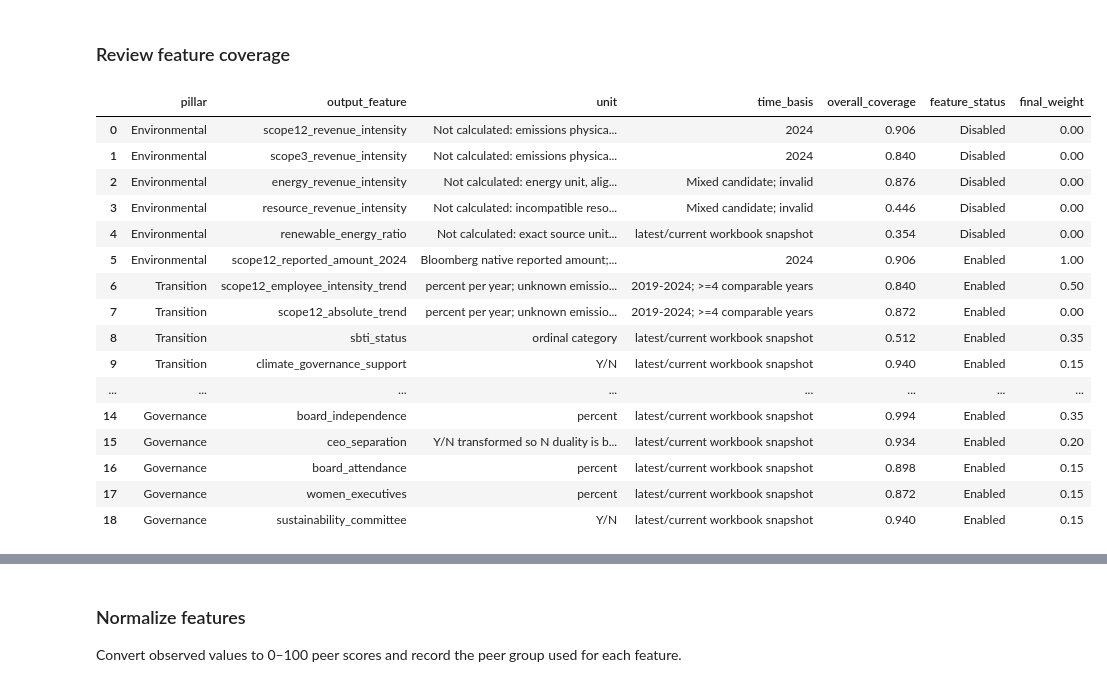
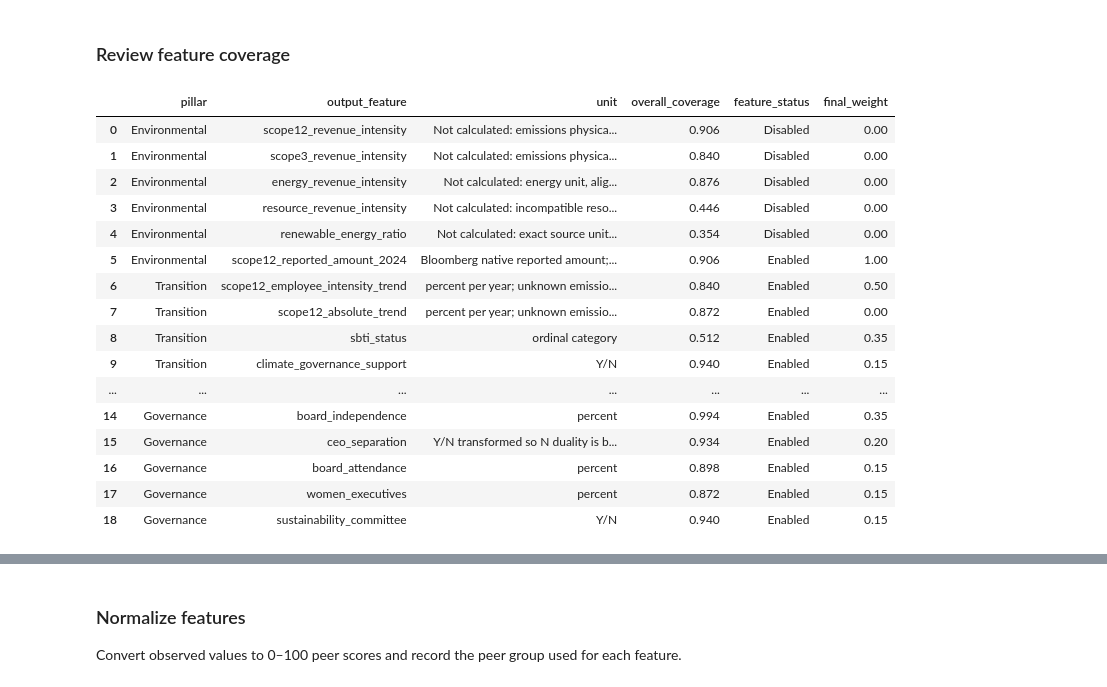
Before and after one commit to Axelio-Alison/ETHack2026, a Jupyter notebook: notebooks/structured_esg_score.ipynb, the cells around one changed output, grey strips where cells are left out. Saved outputs shown, nothing was run; the diff lists cells and outputs as text; code cells hidden in the pictures.

Commit message:
Simplify structured ESG notebook checks and comments

```diff
--- a/notebooks/structured_esg_score.ipynb
+++ b/notebooks/structured_esg_score.ipynb
@@ -361,14 +351,20 @@ assert len(security_map) == 503 and security_map["normalized_ticker"].is_unique
 # %%
-# Collapse share classes only after checking that their non-identity values agree.
 def map_and_collapse(frame, sheet_name):
+    """Map securities to companies and retain one verified row per company."""
     working = frame.copy()
     working["normalized_ticker"] = working["ID"].map(normalize_ticker)
     working = working.merge(security_map, on="normalized_ticker", how="left", validate="one_to_one")
-    assert working["company_id"].notna().all(), working.loc[working["company_id"].isna(), "ID"].tolist()
-    assert working["company_id"].nunique() == 500
 
-    identity_columns = {"ID", "name()", "id_isin()", "gics_sector_name()", "normalized_ticker", "company_id", "primary_ticker"}
-    value_columns = [c for c in working.columns if c not in identity_columns]
+    if working["company_id"].isna().any():
+        missing_ids = working.loc[working["company_id"].isna(), "ID"].tolist()
+        raise ValueError(f"Unmapped securities in {sheet_name}: {missing_ids}")
+
+    # Duplicate share classes must agree before one row is retained.
+    identity_columns = {
+        "ID", "name()", "id_isin()", "gics_sector_name()", "normalized_ticker",
+        "company_id", "primary_ticker",
+    }
+    value_columns = [column for column in working.columns if column not in identity_columns]
     conflicts = []
     for company_id, group in working.groupby("company_id", sort=False):
         if len(group) <= 1:
@@ -383,7 +379,10 @@ def map_and_collapse(frame, sheet_name):
                     "security_values": {row.ID: getattr(row, column) for row in group.itertuples(index=False)},
                 })
 
-    working["is_primary_security"] = working["normalized_ticker"].eq(working["primary_ticker"].map(normalize_ticker))
+    # Prefer the panel's primary share class after the agreement check.
+    working["is_primary_security"] = working["normalized_ticker"].eq(
+        working["primary_ticker"].map(normalize_ticker)
+    )
     collapsed = (
         working.sort_values(["company_id", "is_primary_security"], ascending=[True, False])
         .drop_duplicates("company_id", keep="first")
@@ -503,18 +495,23 @@ for column in sorted(set(numeric_fields).intersection(inputs.columns)):
     inputs[column] = pd.to_numeric(inputs[column], errors="coerce")
 # %%
 def sum_if_complete(left, right):
+    """Add two reported values only when both are available."""
     return left + right if pd.notna(left) and pd.notna(right) else np.nan
 
+
 inputs["scope12_reported_amount_2024"] = [
-    sum_if_complete(s1, s2) for s1, s2 in zip(inputs["GHG_SCOPE_1_2024"], inputs["GHG_SCOPE_2_2024"])
+    sum_if_complete(scope1, scope2)
+    for scope1, scope2 in zip(inputs["GHG_SCOPE_1_2024"], inputs["GHG_SCOPE_2_2024"])
 ]
 
+
 def annualized_log_trend(years, values, min_observations=4):
+    """Estimate annual percentage change from positive, comparable observations."""
     pairs = [(year, value) for year, value in zip(years, values) if pd.notna(value) and float(value) > 0]
     if len(pairs) < min_observations:
         return np.nan, len(pairs)
-    x = np.array([p[0] for p in pairs], dtype=float)
-    y = np.log(np.array([p[1] for p in pairs], dtype=float))
+    x = np.array([year for year, _ in pairs], dtype=float)
+    y = np.log(np.array([value for _, value in pairs], dtype=float))
     slope = np.polyfit(x, y, 1)[0]
     return float(np.expm1(slope) * 100), len(pairs)
 # %%
@@ -546,6 +543,7 @@ inputs["scope12_employee_intensity_trend_pct_per_year"] = employee_intensity_tre
 inputs["scope12_employee_intensity_trend_observations"] = intensity_observations
 # %%
 def transition_classification(absolute_trend, intensity_trend):
+    """Describe the direction of absolute and employee-adjusted emissions."""
     if pd.isna(absolute_trend) or pd.isna(intensity_trend):
         return "insufficient comparable observations"
     absolute = "absolute ↓" if absolute_trend <= 0 else "absolute ↑"
@@ -564,6 +562,7 @@ inputs["emissions_transition_classification"] = [
 ]
 # %%
 def yn_numeric(series, good_value="Y"):
+    """Map a Y/N disclosure field to 1/0 while leaving blanks missing."""
     mapping = {good_value: 1.0, ("N" if good_value == "Y" else "Y"): 0.0}
     return series.astype("string").str.upper().map(mapping).astype(float)
 
@@ -667,49 +666,48 @@ for spec in candidate_specs:
     original_weight = ORIGINAL_FEATURE_WEIGHTS.get(spec["pillar"], {}).get(feature, 0.0)
     final_weight = FINAL_FEATURE_WEIGHTS.get(spec["pillar"], {}).get(feature, 0.0)
     flags = []
     if pd.notna(coverage) and coverage < SPARSE_COVERAGE_THRESHOLD:
         flags.append("very sparse")
     if pd.notna(variance) and np.isclose(variance, 0):
         flags.append("zero variance")
     if any(feature in (pair["feature_1"], pair["feature_2"]) for pair in redundant_pairs):
         flags.append("highly redundant")
     dictionary_rows.append({
         "pillar": spec["pillar"], "output_feature": feature, "source_field": spec["source_field"],
         "description": spec["description"], "unit": spec["unit"], "direction": spec["direction"],
         "time_basis": spec["time_basis"], "numerator": spec["numerator"], "denominator": spec["denominator"],
         "missing_value_rule": spec["missing_rule"], "applicability_rule": spec["applicability_rule"],
         "overall_coverage": coverage, "variance": variance, "audit_flags": "; ".join(flags) if flags else "none",
         "feature_status": spec["status"], "decision_reason": spec["reason"],
         "original_weight": original_weight, "final_weight": final_weight,
         "economic_or_environmental_interpretation": spec["description"],
     })
 
 feature_dictionary = pd.DataFrame(dictionary_rows)
 coverage_rows = []
 coverage_series = {**audit_series, **potential_conditions}
 for feature, series in coverage_series.items():
     observed_mask = series.astype(bool) if pd.api.types.is_bool_dtype(series) else series.notna()
     for sector, idx in inputs.groupby("sector").groups.items():
         coverage_rows.append({"feature": feature, "sector": sector, "coverage": float(observed_mask.loc[idx].mean()), "company_count": len(idx)})
 feature_coverage_by_sector = pd.DataFrame(coverage_rows)
 
-display(feature_dictionary[["pillar", "output_feature", "unit", "time_basis", "overall_coverage", "feature_status", "final_weight"]])
-display(feature_coverage_by_sector.pivot(index="sector", columns="feature", values="coverage").round(2))
+display(feature_dictionary[["pillar", "output_feature", "unit", "overall_coverage", "feature_status", "final_weight"]])
 # %% [output]
-|  | pillar | output_feature | unit | time_basis | overall_coverage | feature_status | final_weight |
-| 0 | Environmental | scope12_revenue_intensity | Not calculated: emissions physica... | 2024 | 0.906 | Disabled | 0.00 |
-| 1 | Environmental | scope3_revenue_intensity | Not calculated: emissions physica... | 2024 | 0.840 | Disabled | 0.00 |
-| 2 | Environmental | energy_revenue_intensity | Not calculated: energy unit, alig... | Mixed candidate; invalid | 0.876 | Disabled | 0.00 |
-| 3 | Environmental | resource_revenue_intensity | Not calculated: incompatible reso... | Mixed candidate; invalid | 0.446 | Disabled | 0.00 |
-| 4 | Environmental | renewable_energy_ratio | Not calculated: exact source unit... | latest/current workbook snapshot | 0.354 | Disabled | 0.00 |
-| 5 | Environmental | scope12_reported_amount_2024 | Bloomberg native reported amount;... | 2024 | 0.906 | Enabled | 1.00 |
-| 6 | Transition | scope12_employee_intensity_trend | percent per year; unknown emissio... | 2019-2024; >=4 comparable years | 0.840 | Enabled | 0.50 |
-| 7 | Transition | scope12_absolute_trend | percent per year; unknown emissio... | 2019-2024; >=4 comparable years | 0.872 | Enabled | 0.00 |
-| 8 | Transition | sbti_status | ordinal category | latest/current workbook snapshot | 0.512 | Enabled | 0.35 |
-| 9 | Transition | climate_governance_support | Y/N | latest/current workbook snapshot | 0.940 | Enabled | 0.15 |
-| ... | ... | ... | ... | ... | ... | ... | ... |
-| 14 | Governance | board_independence | percent | latest/current workbook snapshot | 0.994 | Enabled | 0.35 |
-| 15 | Governance | ceo_separation | Y/N transformed so N duality is b... | latest/current workbook snapshot | 0.934 | Enabled | 0.20 |
-| 16 | Governance | board_attendance | percent | latest/current workbook snapshot | 0.898 | Enabled | 0.15 |
-| 17 | Governance | women_executives | percent | latest/current workbook snapshot | 0.872 | Enabled | 0.15 |
-| 18 | Governance | sustainability_committee | Y/N | latest/current workbook snapshot | 0.940 | Enabled | 0.15 |
+|  | pillar | output_feature | unit | overall_coverage | feature_status | final_weight |
+| 0 | Environmental | scope12_revenue_intensity | Not calculated: emissions physica... | 0.906 | Disabled | 0.00 |
+| 1 | Environmental | scope3_revenue_intensity | Not calculated: emissions physica... | 0.840 | Disabled | 0.00 |
+| 2 | Environmental | energy_revenue_intensity | Not calculated: energy unit, alig... | 0.876 | Disabled | 0.00 |
+| 3 | Environmental | resource_revenue_intensity | Not calculated: incompatible reso... | 0.446 | Disabled | 0.00 |
+| 4 | Environmental | renewable_energy_ratio | Not calculated: exact source unit... | 0.354 | Disabled | 0.00 |
+| 5 | Environmental | scope12_reported_amount_2024 | Bloomberg native reported amount;... | 0.906 | Enabled | 1.00 |
+| 6 | Transition | scope12_employee_intensity_trend | percent per year; unknown emissio... | 0.840 | Enabled | 0.50 |
+| 7 | Transition | scope12_absolute_trend | percent per year; unknown emissio... | 0.872 | Enabled | 0.00 |
+| 8 | Transition | sbti_status | ordinal category | 0.512 | Enabled | 0.35 |
+| 9 | Transition | climate_governance_support | Y/N | 0.940 | Enabled | 0.15 |
+| ... | ... | ... | ... | ... | ... | ... |
+| 14 | Governance | board_independence | percent | 0.994 | Enabled | 0.35 |
+| 15 | Governance | ceo_separation | Y/N transformed so N duality is b... | 0.934 | Enabled | 0.20 |
+| 16 | Governance | board_attendance | percent | 0.898 | Enabled | 0.15 |
+| 17 | Governance | women_executives | percent | 0.872 | Enabled | 0.15 |
+| 18 | Governance | sustainability_committee | Y/N | 0.940 | Enabled | 0.15 |
```
Also changed, not shown: parts of 21 cells of this notebook.
